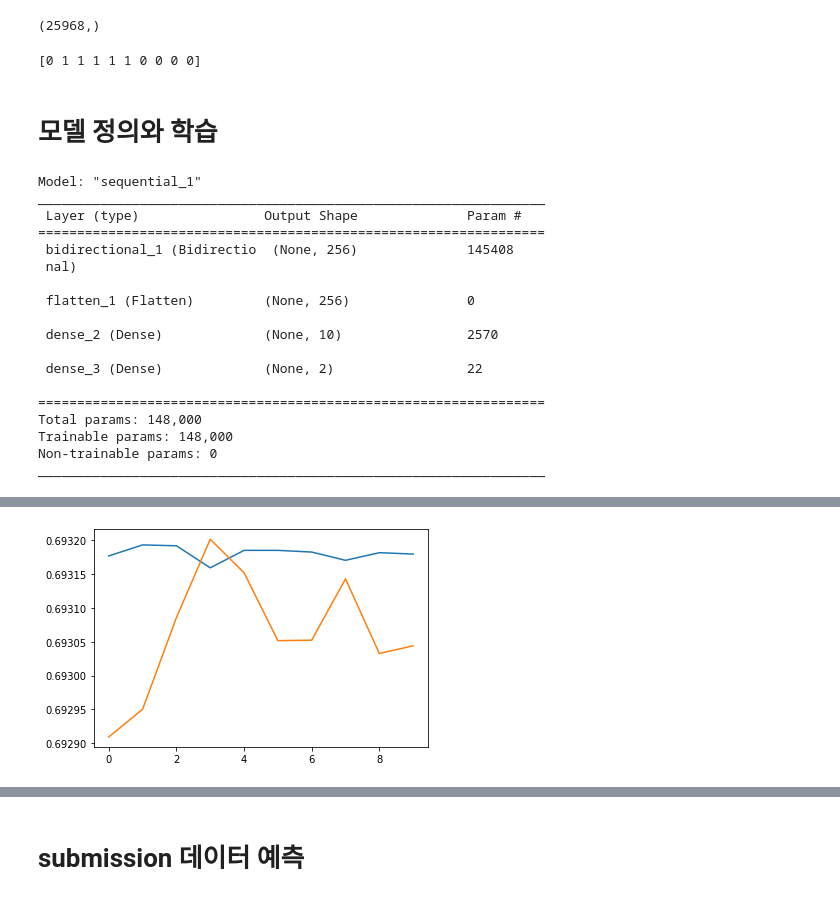
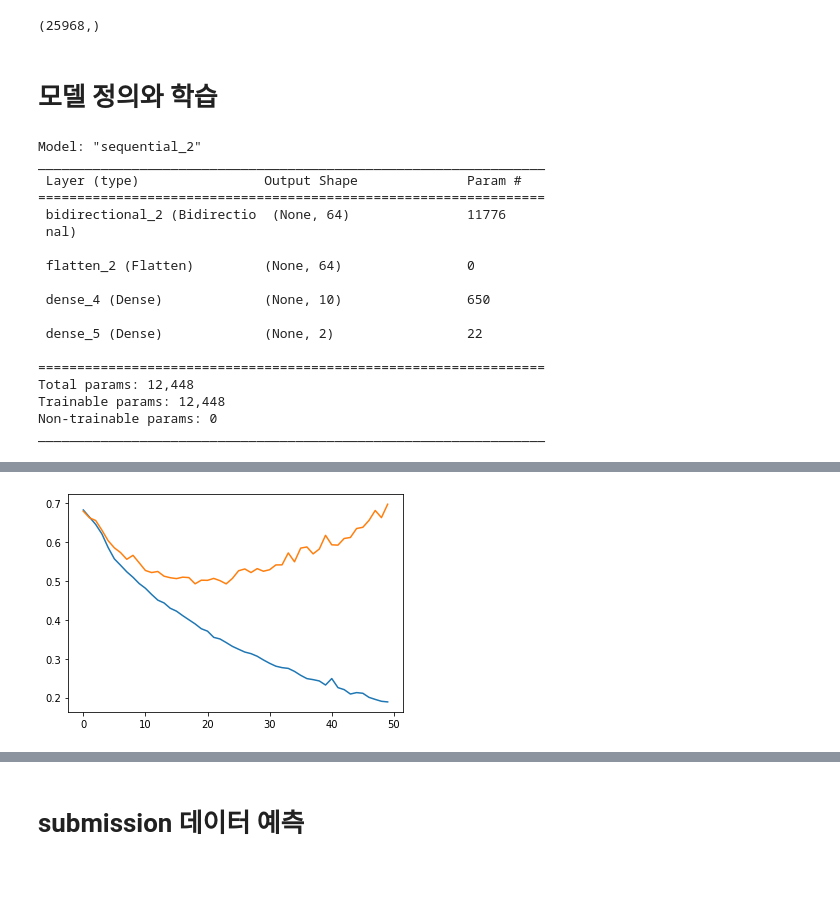
Before and after one commit to dhrim/2022_WISET, a Jupyter notebook: material/deep_learning/practice/2022_WISET/20220812_pitcher_classification.ipynb, the cells around one changed output, grey strips where cells are left out. Drawn from its saved outputs; the diff is of its cells as text; code cells hidden in the pictures.

```diff
--- a/material/deep_learning/practice/2022_WISET/20220812_pitcher_classification.ipynb
+++ b/material/deep_learning/practice/2022_WISET/20220812_pitcher_classification.ipynb
@@ -100,14 +100,14 @@ for feature_name in train_x_df.columns:
     plt.hist(train_x_df[feature_name], bins=100)
     plt.show()
 
-    low_limit = train_x_df[feature_name].quantile(q=0.01, interpolation='nearest')
-    high_limit = train_x_df[feature_name].quantile(q=0.99, interpolation='nearest')
+    low_limit = train_x_df[feature_name].quantile(q=0.02, interpolation='nearest')
+    high_limit = train_x_df[feature_name].quantile(q=0.98, interpolation='nearest')
     print(low_limit, high_limit)
 
     train_x_df.loc[train_x_df[feature_name]<low_limit, feature_name] = low_limit
     train_x_df.loc[train_x_df[feature_name]>high_limit, feature_name] = high_limit
-    test_df.loc[test_df[feature_name]<low_limit, feature_name] = low_limit
-    test_df.loc[test_df[feature_name]>high_limit, feature_name] = high_limit
+    test_x_df.loc[test_x_df[feature_name]<low_limit, feature_name] = low_limit
+    test_x_df.loc[test_x_df[feature_name]>high_limit, feature_name] = high_limit
 
     plt.hist(train_x_df[feature_name], bins=100)
     plt.show()
@@ -130,6 +131,5 @@ sensor_02
 # %%
 max = train_x_df.max()
 min = train_x_df.min()
-
-train_x_df = (train_x_df - min) / (max - min)
-test_df = (test_df - min) / (max - min)
+print(max)
+print(min)
@@ -154,14 +172,15 @@ y = raw_train_y[:,1]
 print(y.shape)
 # %% [output]
 (25968,)
+# %%
+i = np.arange(len(x))
+np.random.shuffle(i)
+x = x[i]
+y = y[i]
 # %%
 i = int(len(x)*0.8)
 train_x, test_x = x[:i], x[i:]
 train_y, test_y = y[:i], y[i:]
-# %%
-print(train_y[:10])
-# %% [output]
-[0 1 1 1 1 1 0 0 0 0]
 # %% [markdown]
 # 모델 정의와 학습
 # %%
@@ -174,33 +193,33 @@ input_shape = train_x.shape[1:]
 
 model = keras.Sequential()
 model.add(Input(input_shape))
-model.add(Bidirectional(LSTM(128)))
+model.add(Bidirectional(LSTM(32)))
 model.add(Flatten())
 model.add(Dense(10, activation="relu"))
 model.add(Dense(2, activation="softmax"))
 model.compile(loss="sparse_categorical_crossentropy", optimizer="adam", metrics=["acc"])
 model.summary()
 # %% [output]
-Model: "sequential_1"
+Model: "sequential_2"
 _________________________________________________________________
  Layer (type)                Output Shape              Param #
 =================================================================
- bidirectional_1 (Bidirectio  (None, 256)              145408
+ bidirectional_2 (Bidirectio  (None, 64)               11776
  nal)
 
- flatten_1 (Flatten)         (None, 256)               0
+ flatten_2 (Flatten)         (None, 64)                0
 
- dense_2 (Dense)             (None, 10)                2570
+ dense_4 (Dense)             (None, 10)                650
 
- dense_3 (Dense)             (None, 2)                 22
+ dense_5 (Dense)             (None, 2)                 22
 
 =================================================================
-Total params: 148,000
-Trainable params: 148,000
+Total params: 12,448
+Trainable params: 12,448
 Non-trainable params: 0
 _________________________________________________________________
 # %%
-history = model.fit(train_x, train_y, epochs=10, verbose=1, validation_split=0.1, batch_size=128)
+history = model.fit(train_x, train_y, epochs=50, verbose=1, validation_split=0.1, batch_size=128)
 
 
 plt.plot(history.history['loss'])
@@ -230,4 +246,4 @@ Epoch 10/10
-[figure, old version]
+[figure, new version]
 # %%
 loss, acc = model.evaluate(test_x, test_y)
 print("loss=", loss)
```
Also changed, not shown: parts of 8 cells of this notebook.
